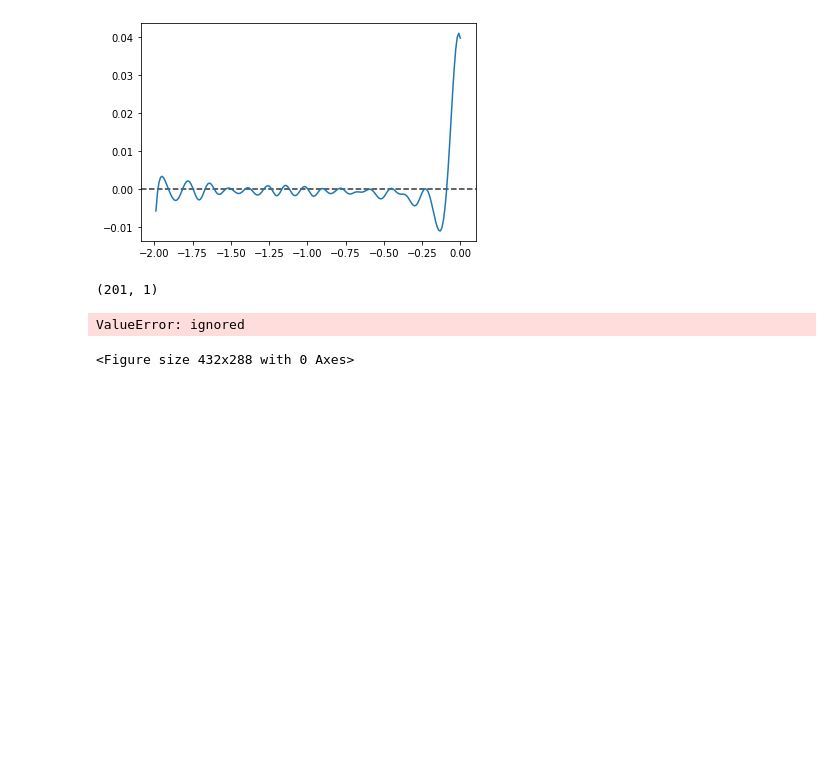
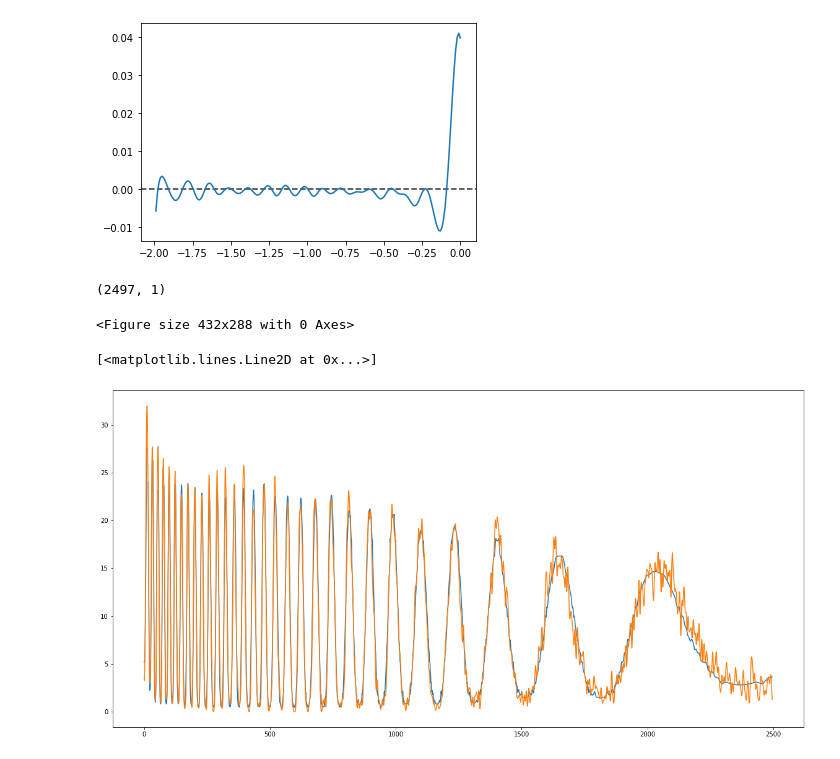
Before and after one commit to davidfox87/neuro_encoding_models, a Jupyter notebook: how_to_find_optimal_filter_length.ipynb, the cells around one changed output. Saved outputs shown, nothing was run; the diff lists cells and outputs as text; code cells hidden in the pictures; blank space fills up the shorter version.

```diff
--- a/how_to_find_optimal_filter_length.ipynb
+++ b/how_to_find_optimal_filter_length.ipynb
@@ -90,7 +93,7 @@ stim, response = io.load_mean_psth('datasets/neural/control_stim_to_orn.mat', 'c
 # %%
 fs = 100
 # consider splitting by 80/20 train/validation and then make a lot of timeseries splits > 10, then test the mse on test
-stim_train, stim_test, resp_train, resp_test = train_test_split(stim.T, response,
+stim_train, stim_test, resp_train, resp_test = train_test_split(stim, response,
 	 																test_size=0.001,
 																	shuffle=False,
 																	random_state=42)
@@ -209,15 +212,26 @@ plt.axhline(0, color=".2", linestyle="--", zorder=1)
 # %% [output]
 <matplotlib.lines.Line2D at 0x...>
 [figure]
-# %%
-w = w.reshape(-1, 1)
-w.shape
-# %% [output]
-(201, 1)
+# %%
+w.shape
+stim_train = stim_train.squeeze()
+# %%
+resp_train = resp_train.squeeze()
+# %%
+#resp_train.shape
+stim_train.shape
+# %% [output]
+(2497, 1)
 # %%
 plt.figure()
-
+w.shape
 xx, fnlin, rawfilteroutput = fit_nlin_hist1d(stim_train, resp_train, w, 0.01, 100)
 # %% [output]
-ValueError: ignored
+<Figure size 432x288 with 0 Axes>
-<Figure size 432x288 with 0 Axes>
+# %%
+plt.rcParams['figure.figsize'] = [20, 10]
+plt.plot(fnlin(rawfilteroutput))
+plt.plot(resp_train)
+# %% [output]
+[<matplotlib.lines.Line2D at 0x...>]
+[figure, added]
```
Also changed, not shown: parts of 3 cells of this notebook.
